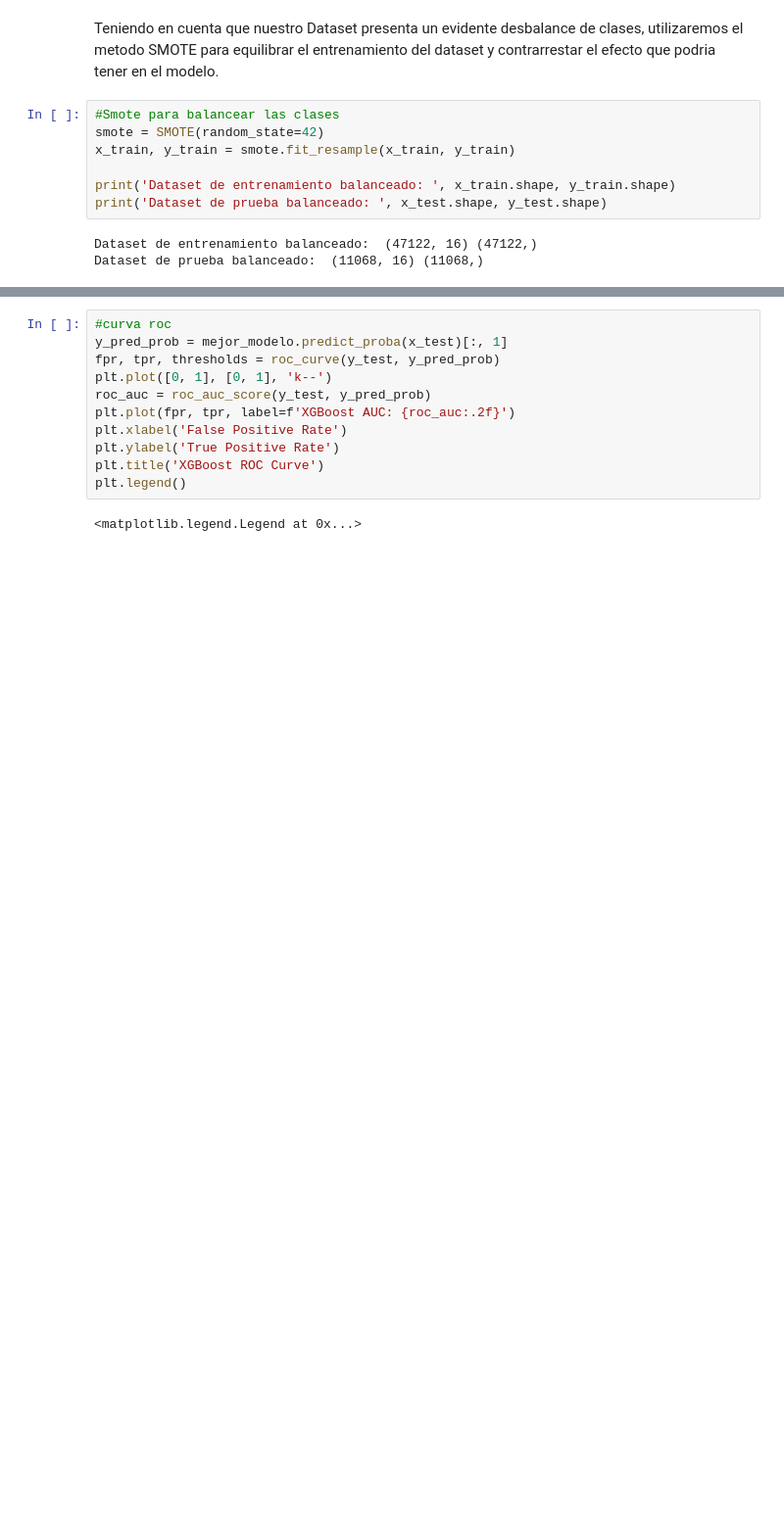
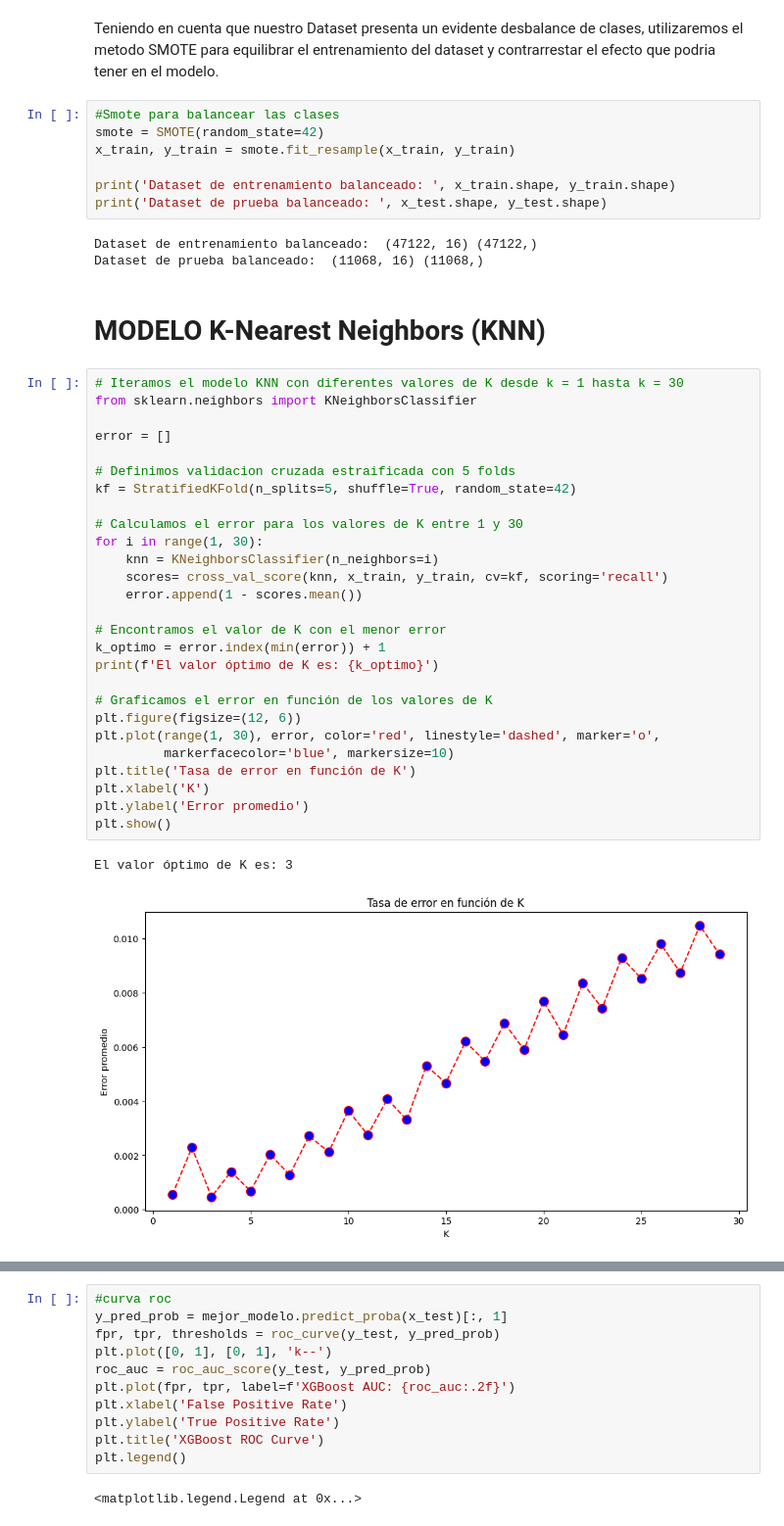
Before and after one commit to LiceoM/Credit_Risk_ML, a Jupyter notebook: Code/Classification_models.ipynb, the cells around one changed output, grey strips where cells are left out. Shown at 98% size. Cells and saved outputs as stored; diff of their text form; blank space fills up the shorter version.

```diff
--- a/Code/Classification_models.ipynb
+++ b/Code/Classification_models.ipynb
@@ -113,3 +120,35 @@ print('Dataset de prueba balanceado: ', x_test.shape, y_test.shape)
 # %% [output]
 Dataset de entrenamiento balanceado:  (47122, 16) (47122,)
 Dataset de prueba balanceado:  (11068, 16) (11068,)
+# %% [markdown]
+# MODELO K-Nearest Neighbors (KNN)
+# %%
+# Iteramos el modelo KNN con diferentes valores de K desde k = 1 hasta k = 30
+from sklearn.neighbors import KNeighborsClassifier
+
+error = []
+
+# Definimos validacion cruzada estraificada con 5 folds
+kf = StratifiedKFold(n_splits=5, shuffle=True, random_state=42)
+
+# Calculamos el error para los valores de K entre 1 y 30
+for i in range(1, 30):
+    knn = KNeighborsClassifier(n_neighbors=i)
+    scores= cross_val_score(knn, x_train, y_train, cv=kf, scoring='recall')
+    error.append(1 - scores.mean())
+
+# Encontramos el valor de K con el menor error
+k_optimo = error.index(min(error)) + 1
+print(f'El valor óptimo de K es: {k_optimo}')
+
+# Graficamos el error en función de los valores de K
+plt.figure(figsize=(12, 6))
+plt.plot(range(1, 30), error, color='red', linestyle='dashed', marker='o',
+         markerfacecolor='blue', markersize=10)
+plt.title('Tasa de error en función de K')
+plt.xlabel('K')
+plt.ylabel('Error promedio')
+plt.show()
+# %% [output]
+El valor óptimo de K es: 3
+[figure, added]
```
Also changed, not shown: parts of 14 cells of this notebook, 2 other files.
